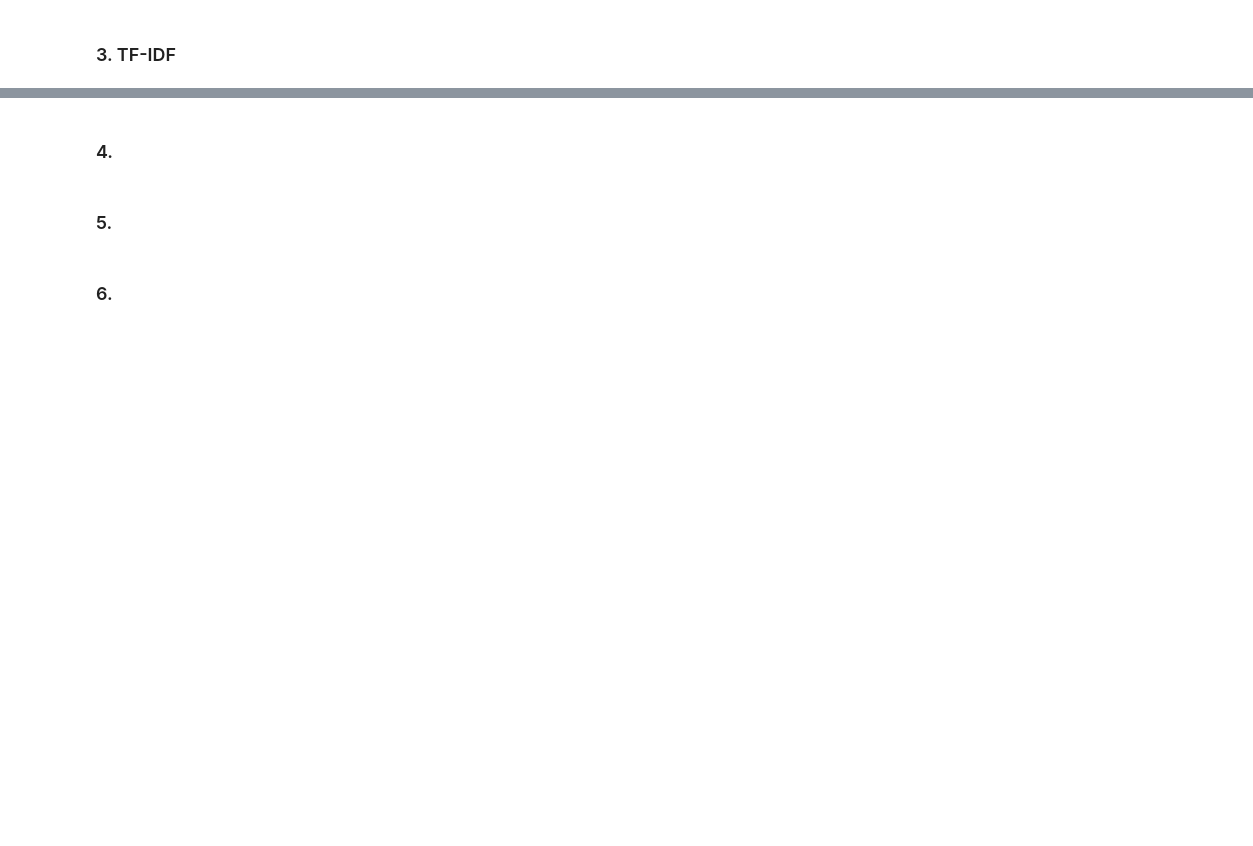
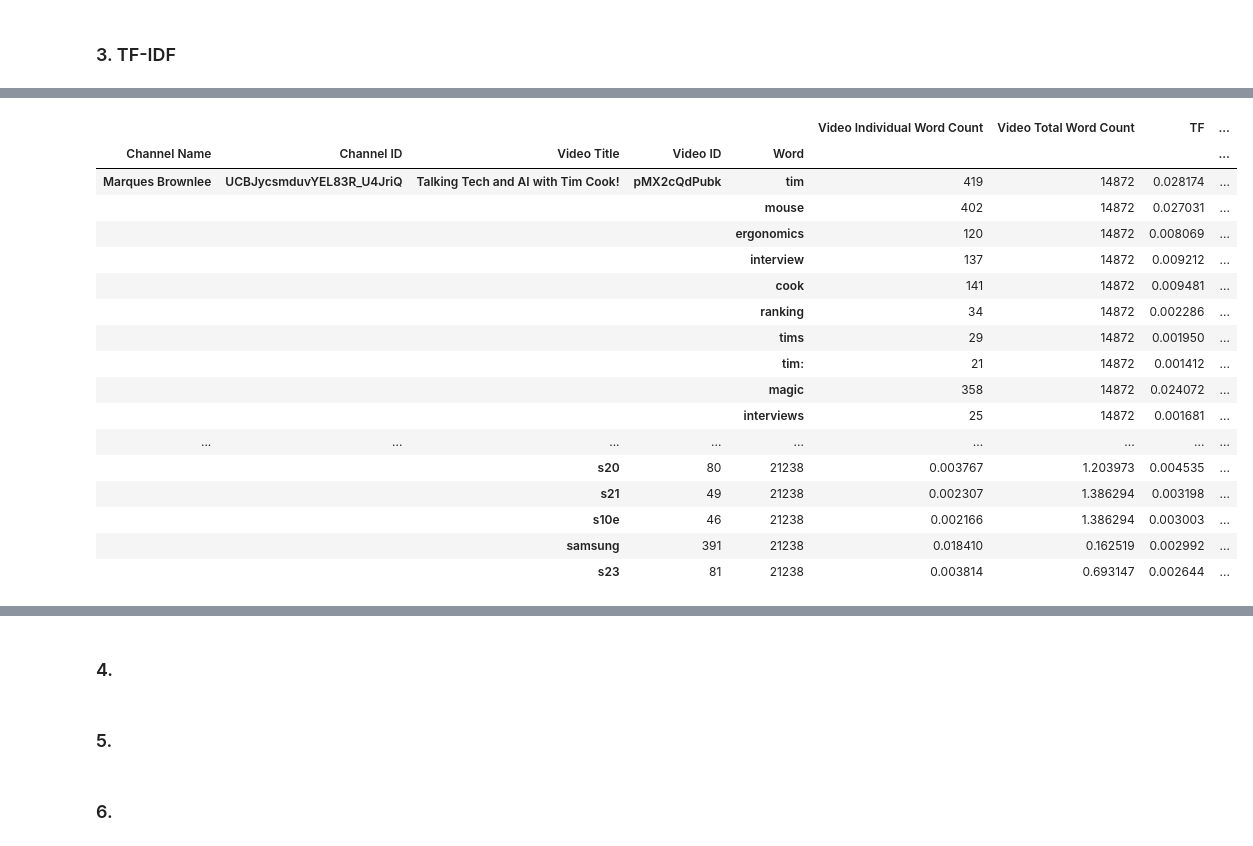
Before and after one commit to OctavianNistora/DM-Project, a Jupyter notebook: DM_Project.ipynb, the cells around one changed output, grey strips where cells are left out. Drawn from its saved outputs; the diff is of its cells as text; code cells hidden in the pictures; blank space fills up the shorter version.

```diff
--- a/DM_Project.ipynb
+++ b/DM_Project.ipynb
@@ -302,0 +393,2 @@ clean_comment_df
+# %%
+pd.set_option('display.max_rows', 60)
@@ -302,0 +415,25 @@ clean_comment_df
+# %%
+temp_list = []
+for id in chronological_video_id_list:
+  temp_list += tf_idf_comment_df[tf_idf_comment_df['Video ID'] == id].sort_values('TF_IDF', ascending=False).head(wordsTableCount).values.tolist()
+pd.set_option('display.max_rows', None)
+pd.DataFrame(temp_list, columns=tf_idf_comment_df.columns.values.tolist()).set_index(['Channel Name', 'Channel ID', 'Video Title', 'Video ID', 'Word'])
+# %% [output]
+|  |  |  |  |  | Video Individual Word Count | Video Total Word Count | TF | ... |
+| Channel Name | Channel ID | Video Title | Video ID | Word |  |  |  | ... |
+| Marques Brownlee | UCBJycsmduvYEL83R_U4JriQ | Talking Tech and AI with Tim Cook! | pMX2cQdPubk | tim | 419 | 14872 | 0.028174 | ... |
+|  |  |  |  | mouse | 402 | 14872 | 0.027031 | ... |
+|  |  |  |  | ergonomics | 120 | 14872 | 0.008069 | ... |
+|  |  |  |  | interview | 137 | 14872 | 0.009212 | ... |
+|  |  |  |  | cook | 141 | 14872 | 0.009481 | ... |
+|  |  |  |  | ranking | 34 | 14872 | 0.002286 | ... |
+|  |  |  |  | tims | 29 | 14872 | 0.001950 | ... |
+|  |  |  |  | tim: | 21 | 14872 | 0.001412 | ... |
+|  |  |  |  | magic | 358 | 14872 | 0.024072 | ... |
+|  |  |  |  | interviews | 25 | 14872 | 0.001681 | ... |
+| ... | ... | ... | ... | ... | ... | ... | ... | ... |
+|  |  | s20 | 80 | 21238 | 0.003767 | 1.203973 | 0.004535 | ... |
+|  |  | s21 | 49 | 21238 | 0.002307 | 1.386294 | 0.003198 | ... |
+|  |  | s10e | 46 | 21238 | 0.002166 | 1.386294 | 0.003003 | ... |
+|  |  | samsung | 391 | 21238 | 0.018410 | 0.162519 | 0.002992 | ... |
+|  |  | s23 | 81 | 21238 | 0.003814 | 0.693147 | 0.002644 | ... |
```
Also changed, not shown: parts of 12 cells of this notebook, 3 other files.
